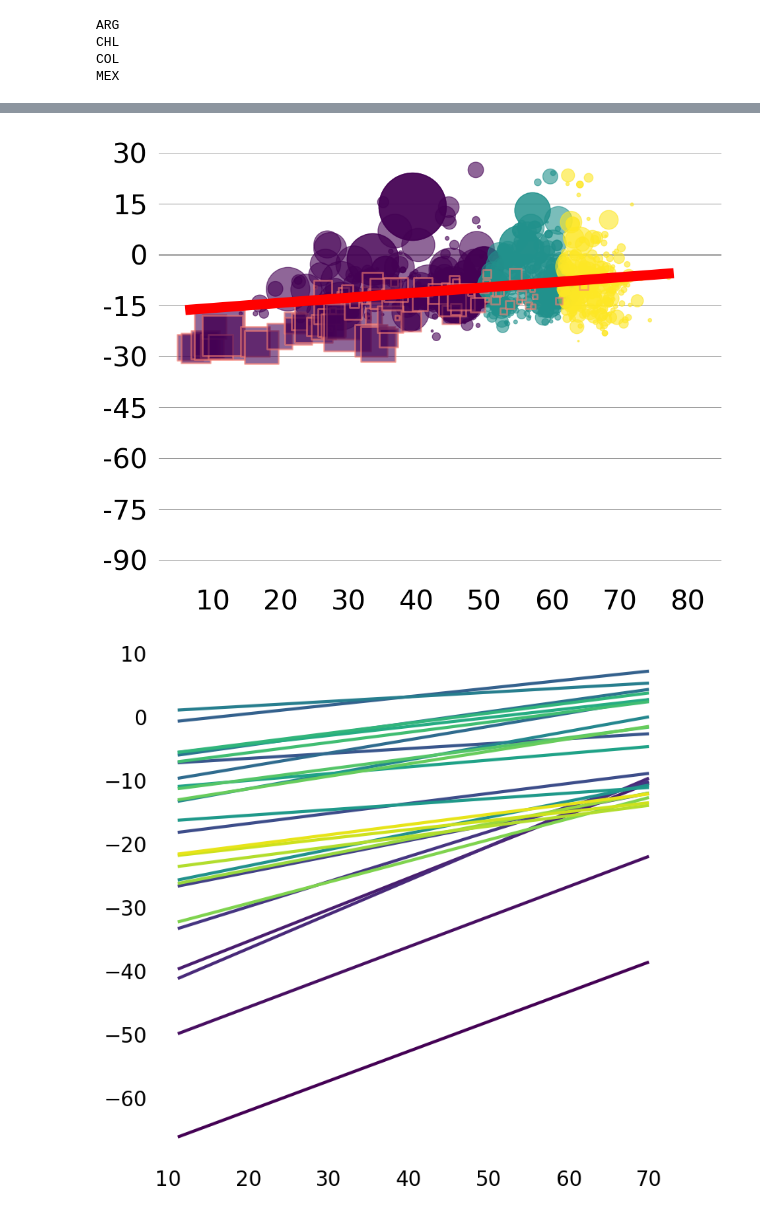
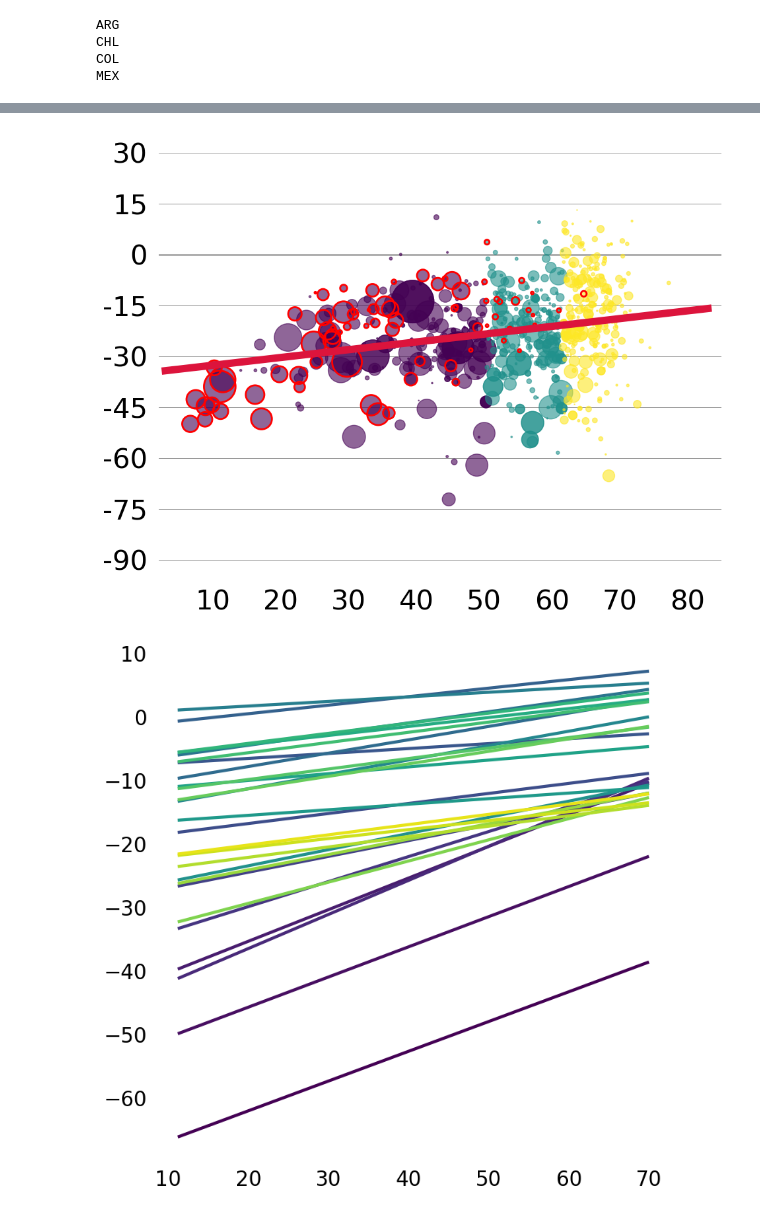
Before and after one commit to carmen-cabrera/latin-mobility-covid, a Jupyter notebook: code/figure-regression-evo.ipynb, the cells around one changed output, grey strips where cells are left out. Saved outputs shown, nothing was run; the diff lists cells and outputs as text; code cells hidden in the pictures.

```diff
--- a/code/figure-regression-evo.ipynb
+++ b/code/figure-regression-evo.ipynb
@@ -166,8 +166,8 @@ for i in range(len(slopes)):
     y_smooth = pd.DataFrame({'y_smooth': intercepts[i]}).apply(savgol_filter,  window_length=5, polyorder=2)
     y_obs = y_smooth[0:24]
     y_fcst = y_smooth[23:]
-    ax.plot(x_obs, y_obs, zorder=100, lw=8, color=colors[i])
-    ax.plot(x_fcst, y_fcst, zorder=100, lw=8, color=colors[i], linestyle='--', dashes=(.5, .3))
+    ax.plot(x_obs, y_obs, zorder=100, lw=4, color=colors[i])
+    ax.plot(x_fcst, y_fcst, zorder=100, lw=4, color=colors[i], linestyle='--', dashes=(.5, .3))
 
 xmin, xmax = -.1,36
 ax.set_ylim([xmin, xmax])
@@ -185,16 +185,16 @@ for y in yticks:
     ax.plot([xmin-1, xmax],[y,y], color='gray', lw=0.7, zorder=0)
 ax.tick_params(axis = 'y', labelsize = 26, pad=-15, rotation=0)
 
-ax.plot([xmin-1, xmax],[0,0], color='darkgray', lw=2, zorder=1)
+ax.plot([xmin-1, xmax],[0,0], color='gray', lw=2, zorder=1)
 
-season = ['darkseagreen', 'orange', 'salmon', 'skyblue']
-i = 0
-for k in range(1,len(x), 3):
-    x = [k-1.50, k+1.50]
-    ax.fill_between(x, 25*np.ones(len(x)), -105*np.ones(len(x)), color=season[i%4], alpha=0.3, edgecolor='None', linewidth=0, zorder=0)
-    i += 1
+# season = ['darkseagreen', 'orange', 'salmon', 'skyblue']
+# i = 0
+# for k in range(1,len(x), 3):
+#     x = [k-1.50, k+1.50]
+#     ax.fill_between(x, 25*np.ones(len(x)), -105*np.ones(len(x)), color=season[i%4], alpha=0.3, edgecolor='None', linewidth=0, zorder=0)
+#     i += 1
 
-plt.savefig(wd + '/plots/figure-regression-evo/evo-intercepts.pdf', bbox_inches = 'tight')
+plt.savefig(wd + '/plots/figure-regression-evo/evo-intercepts-nobackground.pdf', bbox_inches = 'tight')
 
 plt.show()
 # %% [output]
@@ -220,7 +220,7 @@ elif country == 'MEX':
     level = '2'
 
 
-gdf = gpd.read_file(wd + '/data/outputs/' + country + '/gdf_' + country + '_admin_fua_mov_2022_03.gpkg')
+gdf = gpd.read_file(wd + '/data/outputs/' + country + '/gdf_' + country + '_admin_fua_mov_2020_04.gpkg')
 
 gdf = gdf.dropna(subset=['perchange']).reset_index(drop=True)
 gdf['z'] = np.abs(scipy.stats.zscore(gdf['perchange']))
@@ -246,43 +246,44 @@ n_clusters = 3
 gdf['percentile'] = pd.qcut(gdf['rdi'], q=n_clusters, labels=[i+1 for i in range(n_clusters)])
 
 gdf_notcapital = gdf[gdf['eFUA_name'] != str(capital)].reset_index(drop=True)
-radii_notcapital=gdf_notcapital['pop2020']/600
+radii_notcapital=gdf_notcapital['pop2020']/1500
 ax.scatter(gdf_notcapital['rdi'], gdf_notcapital['perchange'], c=gdf_notcapital['percentile'], cmap='viridis', alpha=0.6, s=radii_notcapital, zorder=1)
 
 gdf_capital = gdf[gdf['eFUA_name'] == str(capital)].reset_index(drop=True)
-radii_capital=gdf_capital['pop2020']/600
-ax.scatter(gdf_capital['rdi'], gdf_capital['perchange'], c=gdf_capital['percentile'], cmap='viridis', alpha=0.6, edgecolor='salmon', lw=2, s=radii_capital, marker='s', zorder=1)
+radii_capital=gdf_capital['pop2020']/1500
+ax.scatter(gdf_capital['rdi'], gdf_capital['perchange'], c=gdf_capital['percentile'], cmap='viridis', alpha=0.6, edgecolor='None', lw=3, s=radii_capital, zorder=1)
+ax.scatter(gdf_capital['rdi'], gdf_capital['perchange'], c='None', alpha=1, edgecolor='red', lw=2, s=radii_capital, zorder=1)
 # ax.scatter(gdf_capital['rdi'], gdf_capital['perchange'], c='None',  alpha=1, s=radii_capital, marker='s', zorder=1)
 
-ax.plot(gdf['rdi'], normal_results_admin.params[0] + normal_results_admin.params[1]*gdf['rdi'], color='red', lw=11, zorder=5)
+ax.plot(np.arange(3,84), normal_results_admin.params[0] + normal_results_admin.params[1]*np.arange(3,84), color='crimson', lw=8, zorder=5)
 
 xmin, xmax = 2,85
 ax.set_xlim([xmin, xmax])
 
 ymin, ymax = -100,35
 ax.set_ylim([ymin, ymax])
 
 xticks = []
 for i in range(int(xmin), int(xmax)):
     if i%10 == 0:
         xticks.append(i)
 ax.set_xticks(xticks, xticks)
 
 yticks = []
 for i in range(int(ymin), int(ymax)):
     if i%15 == 0:
         yticks.append(i)
 ax.set_yticks(yticks, yticks)
 for y in yticks:
     ax.plot([xmin, xmax],[y,y], color='gray', lw=0.6, zorder=0)
 
 ax.plot([xmin, xmax],[0,0], color='darkgray', lw=2, zorder=0)
 
-plt.savefig(wd + '/plots/figure-regression-evo/snapshot-2022-03-' + country + '.pdf', bbox_inches = 'tight')
+plt.savefig(wd + '/plots/figure-regression-evo/snapshot-2020-04-' + country + '.pdf', bbox_inches = 'tight')
 
 plt.show()
 # %% [output]
-[figure, old version]
+[figure, new version]
 # %%
 fig,ax = plt.subplots(figsize=(9,9))
 
```
Also changed, not shown: parts of 2 cells of this notebook, 19 other files.
